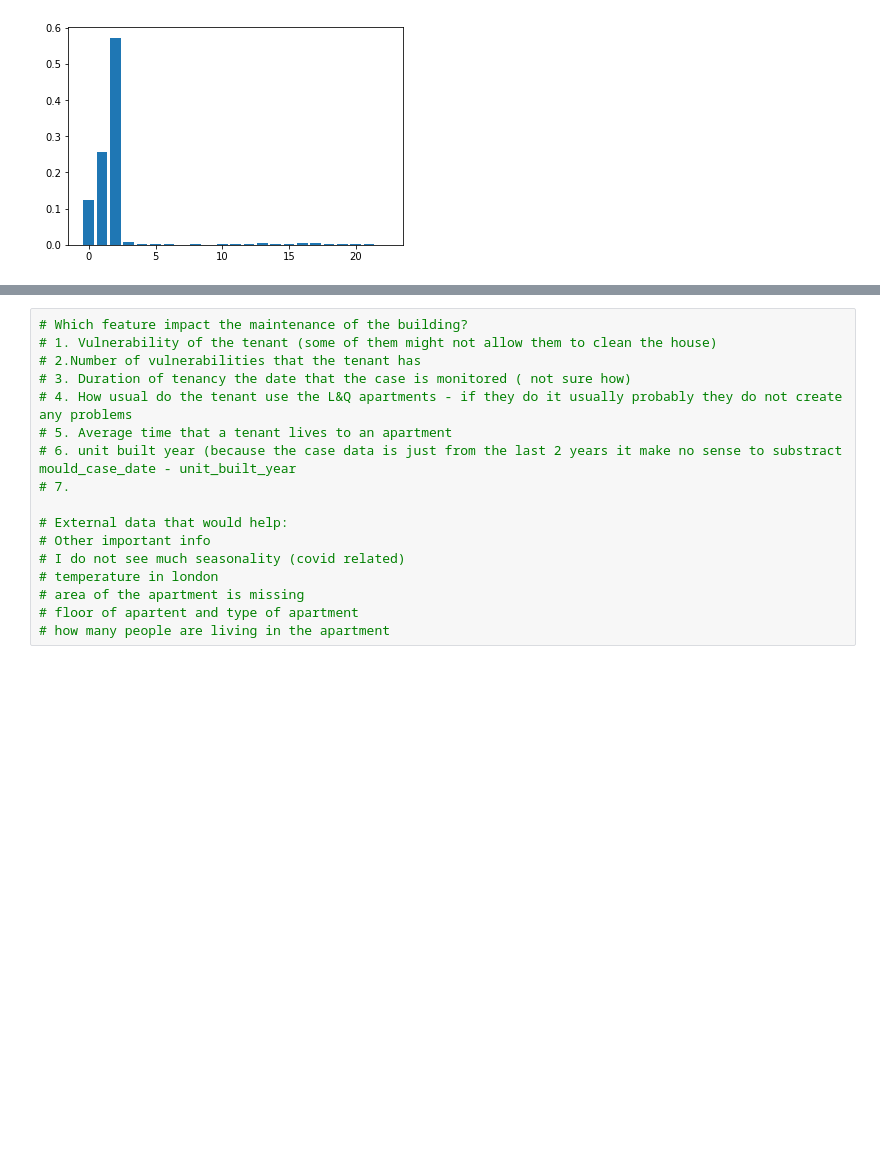
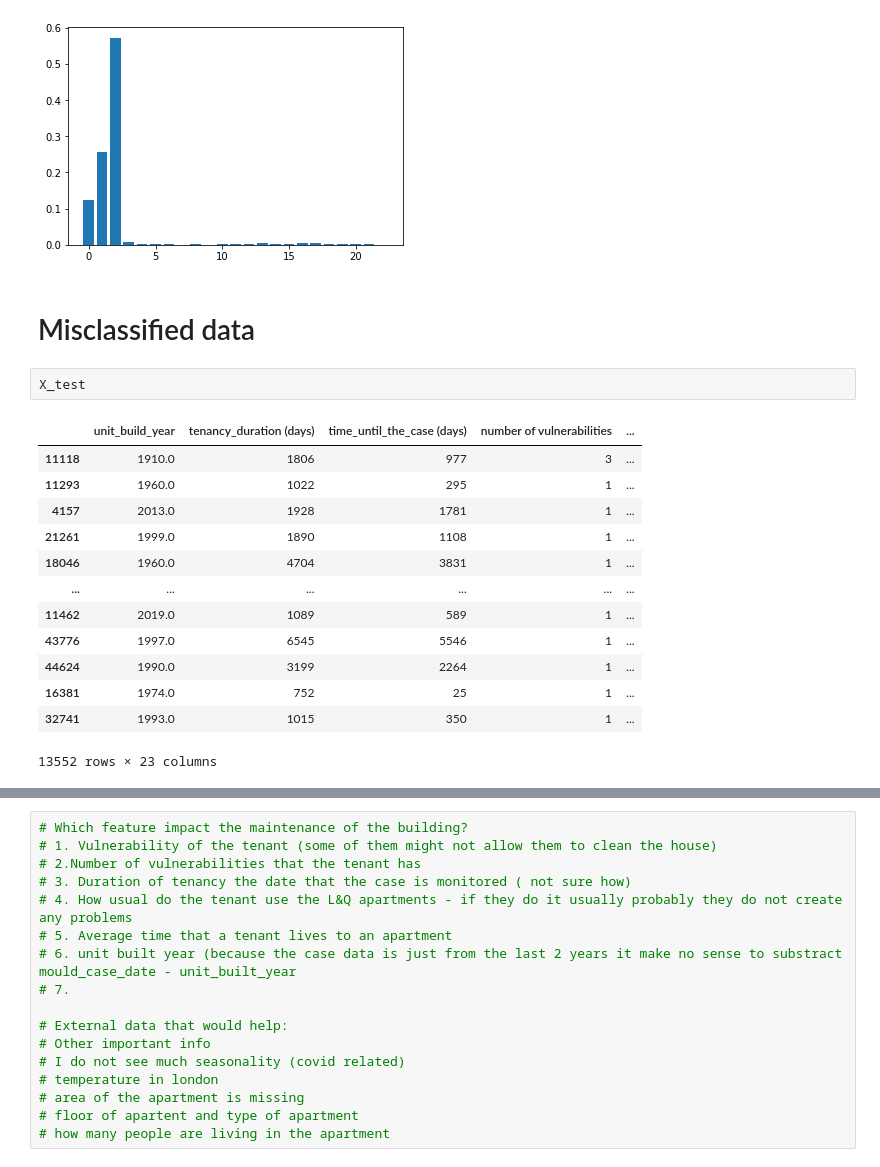
Before and after one commit to kleokog/Mycodes, a Jupyter notebook: L&Q/Code/Script 1.ipynb, the cells around one changed output, grey strips where cells are left out. Drawn from its saved outputs; the diff is of its cells as text; blank space fills up the shorter version.

Commit message:
refactor: analysis of misclassified data

```diff
--- a/L&Q/Code/Script 1.ipynb
+++ b/L&Q/Code/Script 1.ipynb
@@ -396,3 +365,21 @@ Feature 20: Tenancy Verification, Score :0.0019
 Feature 21: Wheelchair Support, Score :0.0027
 Feature 22: Young Person, Score :0.0004
 [figure]
+# %% [markdown]
+# Misclassified data
+# %%
+X_test
+# %% [output]
+|  | unit_build_year | tenancy_duration (days) | time_until_the_case (days) | number of vulnerabilities | ... |
+| 11118 | 1910.0 | 1806 | 977 | 3 | ... |
+| 11293 | 1960.0 | 1022 | 295 | 1 | ... |
+| 4157 | 2013.0 | 1928 | 1781 | 1 | ... |
+| 21261 | 1999.0 | 1890 | 1108 | 1 | ... |
+| 18046 | 1960.0 | 4704 | 3831 | 1 | ... |
+| ... | ... | ... | ... | ... | ... |
+| 11462 | 2019.0 | 1089 | 589 | 1 | ... |
+| 43776 | 1997.0 | 6545 | 5546 | 1 | ... |
+| 44624 | 1990.0 | 3199 | 2264 | 1 | ... |
+| 16381 | 1974.0 | 752 | 25 | 1 | ... |
+| 32741 | 1993.0 | 1015 | 350 | 1 | ... |
+13552 rows × 23 columns
```
Also changed, not shown: parts of 7 cells of this notebook.
